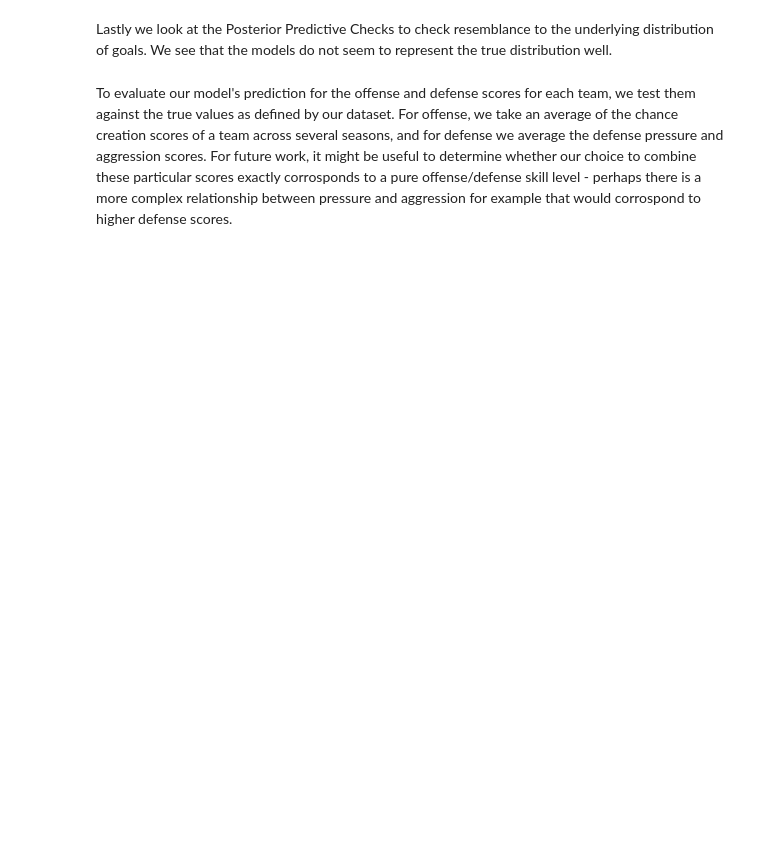
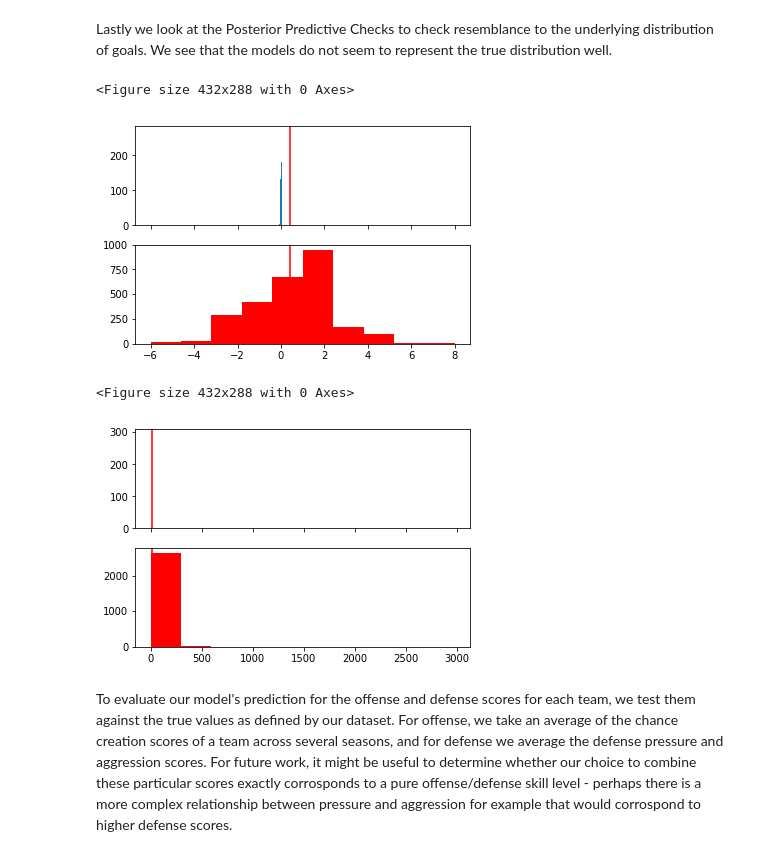
Before and after one commit to vinoo999/trueskill_augmented, a Jupyter notebook: final_project/final_project.ipynb, the cells around one changed output. Saved outputs shown, nothing was run; the diff lists cells and outputs as text; code cells hidden in the pictures; blank space fills up the shorter version.

```diff
--- a/final_project/final_project.ipynb
+++ b/final_project/final_project.ipynb
@@ -204,5 +218,16 @@ record_chart
 # %% [markdown]
 Lastly we look at the Posterior Predictive Checks to check resemblance to the underlying distribution of goals. We see that the models do not seem to represent the true distribution well.
+# %%
+from matplotlib import pyplot as plt
+%matplotlib inline
+visualization.plot_ppcs(tsr)
+# visualization.plot_ppcs(off_def)
+visualization.plot_ppcs(log_lin)
+# %% [output]
+<Figure size 432x288 with 0 Axes>
+[figure, added]
+<Figure size 432x288 with 0 Axes>
+[figure, added]
 # %% [markdown]
 To evaluate our model's prediction for the offense and defense scores for each team, we test them against the true values as defined by our dataset. For offense, we take an average of the chance creation scores of a team across several seasons, and for defense we average the defense pressure and aggression scores. For future work, it might be useful to determine whether our choice to combine these particular scores exactly corrosponds to a pure offense/defense skill level - perhaps there is a more complex relationship between pressure and aggression for example that would corrospond to higher defense scores.
 # %%
```
Also changed, not shown: parts of 8 cells of this notebook, 8 other files.
